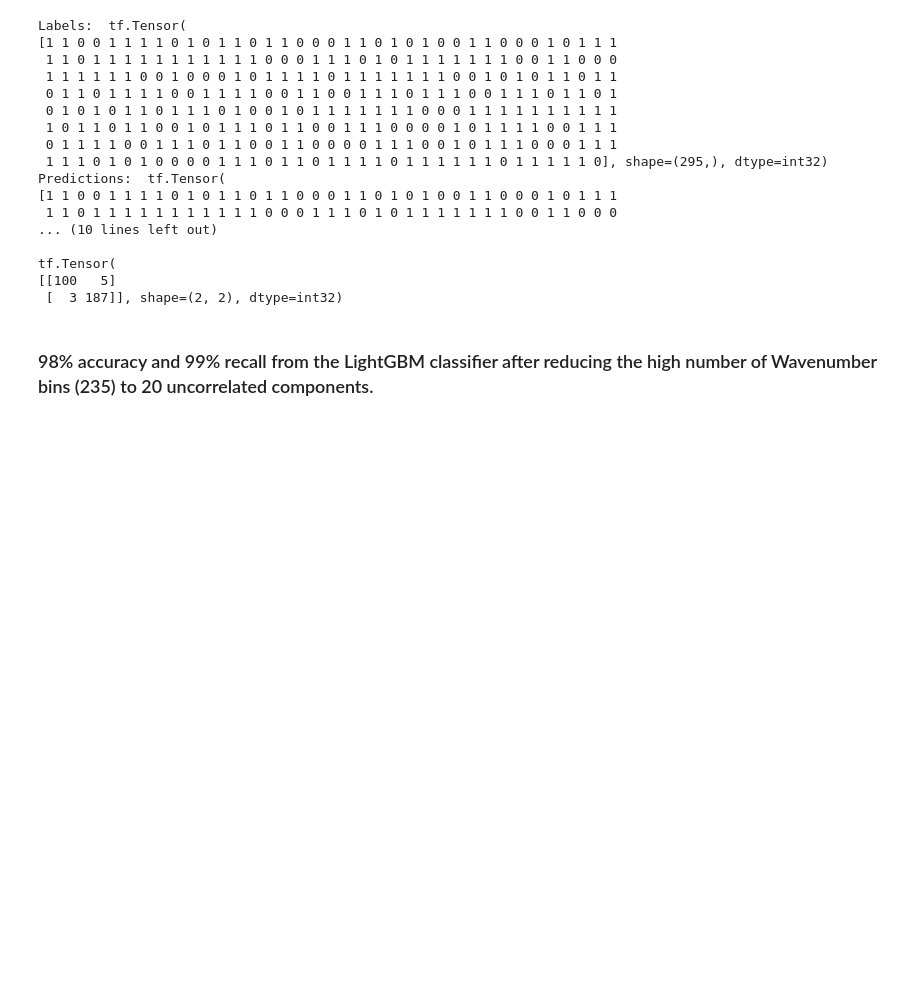
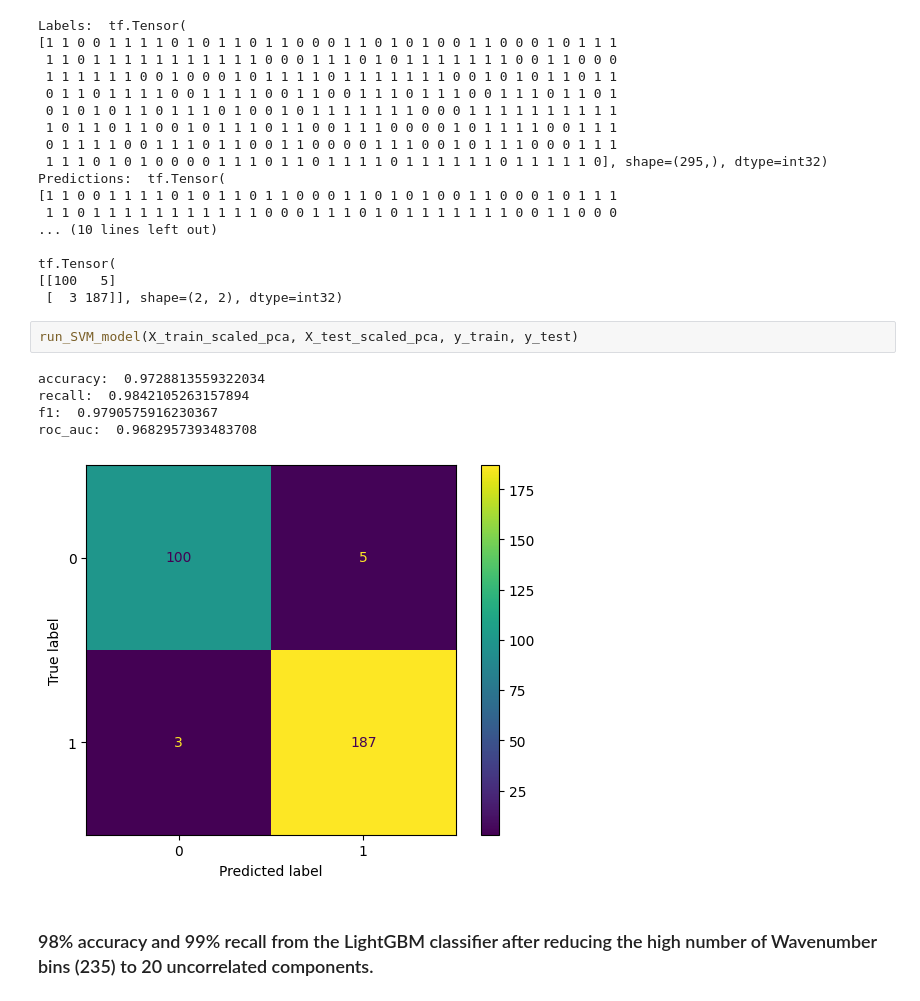
Before and after one commit to karol-pa/Spectra_Classification_Exercises, a Jupyter notebook: exercise.ipynb, the cells around one changed output. Saved outputs shown, nothing was run; the diff lists cells and outputs as text; blank space fills up the shorter version.

```diff
--- a/exercise.ipynb
+++ b/exercise.ipynb
@@ -304,5 +334,13 @@ Predictions:  tf.Tensor(
 tf.Tensor(
 [[100   5]
  [  3 187]], shape=(2, 2), dtype=int32)
+# %%
+run_SVM_model(X_train_scaled_pca, X_test_scaled_pca, y_train, y_test)
+# %% [output]
+accuracy:  0.9728813559322034
+recall:  0.9842105263157894
+f1:  0.9790575916230367
+roc_auc:  0.9682957393483708
+[figure, added]
 # %% [markdown]
 ### 98% accuracy and 99% recall from the LightGBM classifier after reducing the high number of Wavenumber bins (235) to 20 uncorrelated components.
```
Also changed, not shown: parts of 8 cells of this notebook.
